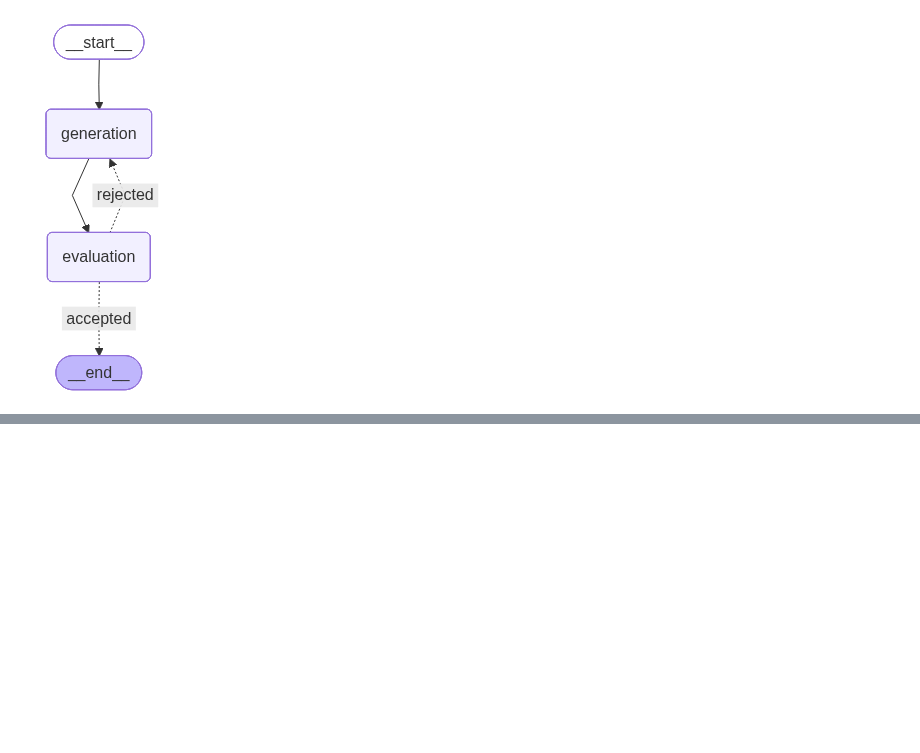
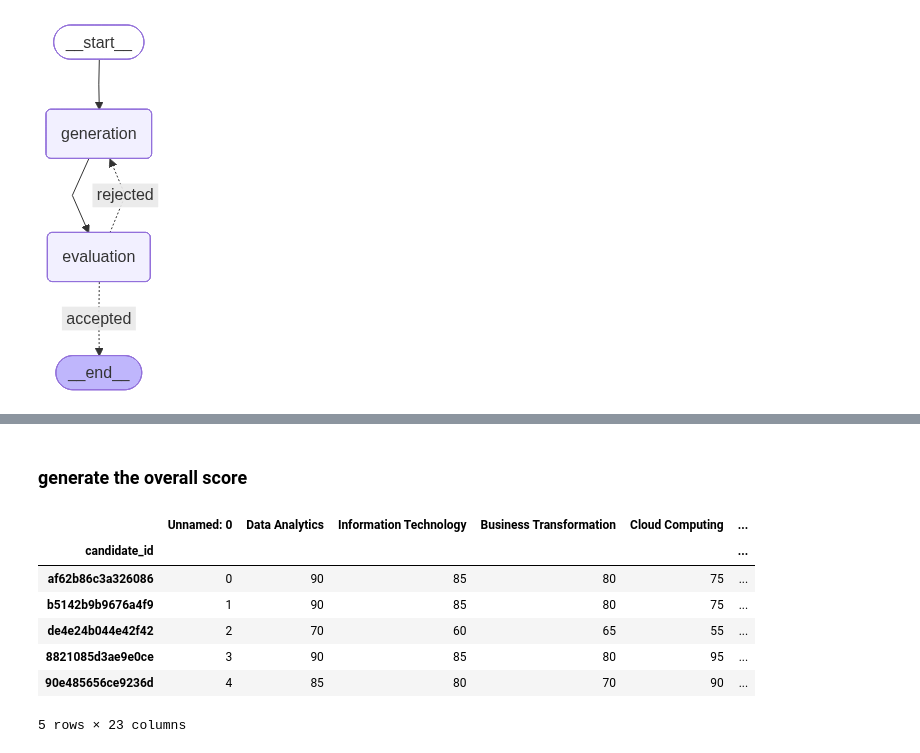
Before and after one commit to scardenasc22/internship_project, a Jupyter notebook: notebooks/experiments_phase5.ipynb, the cells around one changed output, grey strips where cells are left out. Drawn from its saved outputs; the diff is of its cells as text; code cells hidden in the pictures; blank space fills up the shorter version.

Commit message:
added memory, overall score and interview questions

```diff
--- a/notebooks/experiments_phase5.ipynb
+++ b/notebooks/experiments_phase5.ipynb
@@ -491,0 +485,19 @@ sample_results
+# %% [markdown]
+### generate the overall score
+# %%
+
+import pandas as pd
+df = pd.read_csv(
+    filepath_or_buffer = "/Users/santiagocardenas/Documents/MDSI/202502/internship/internship_project/data/processed/scores.csv",
+    index_col = "candidate_id"
+)
+df.head()
+# %% [output]
+|  | Unnamed: 0 | Data Analytics | Information Technology | Business Transformation | Cloud Computing | ... |
+| candidate_id |  |  |  |  |  | ... |
+| af62b86c3a326086 | 0 | 90 | 85 | 80 | 75 | ... |
+| b5142b9b9676a4f9 | 1 | 90 | 85 | 80 | 75 | ... |
+| de4e24b044e42f42 | 2 | 70 | 60 | 65 | 55 | ... |
+| 8821085d3ae9e0ce | 3 | 90 | 85 | 80 | 95 | ... |
+| 90e485656ce9236d | 4 | 85 | 80 | 70 | 90 | ... |
+5 rows × 23 columns
```
Also changed, not shown: parts of 11 cells of this notebook, 7 other files.
